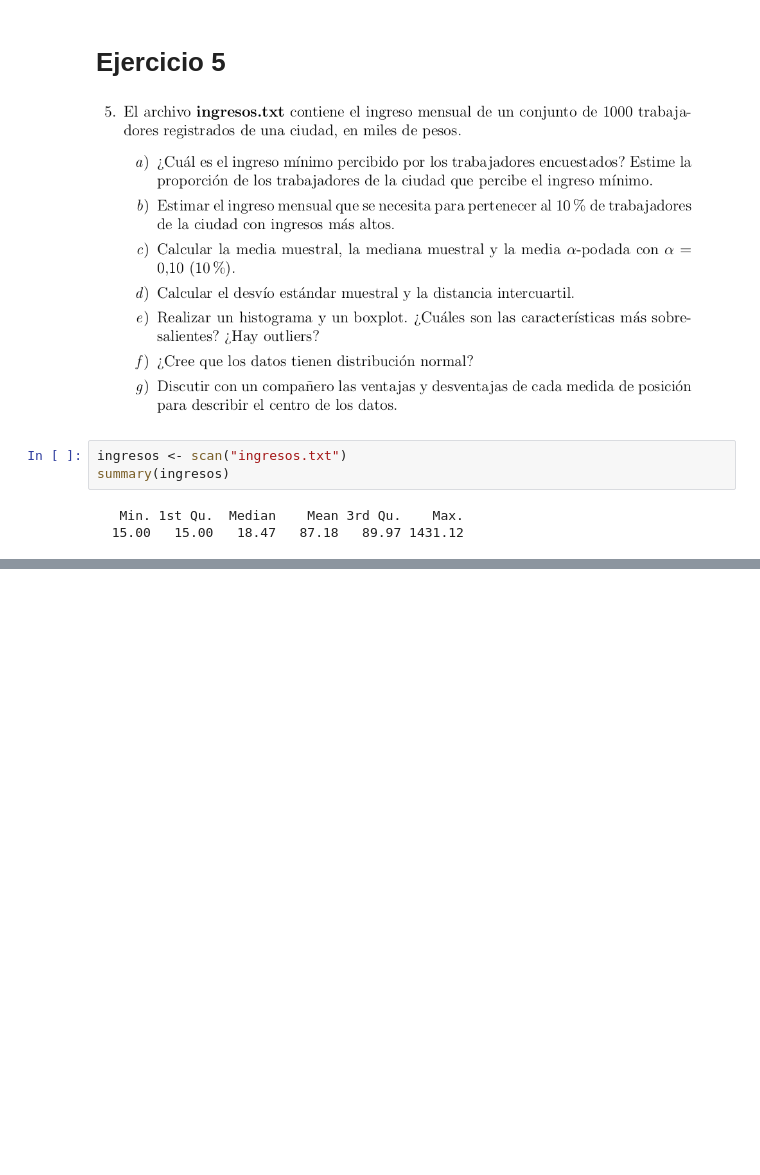
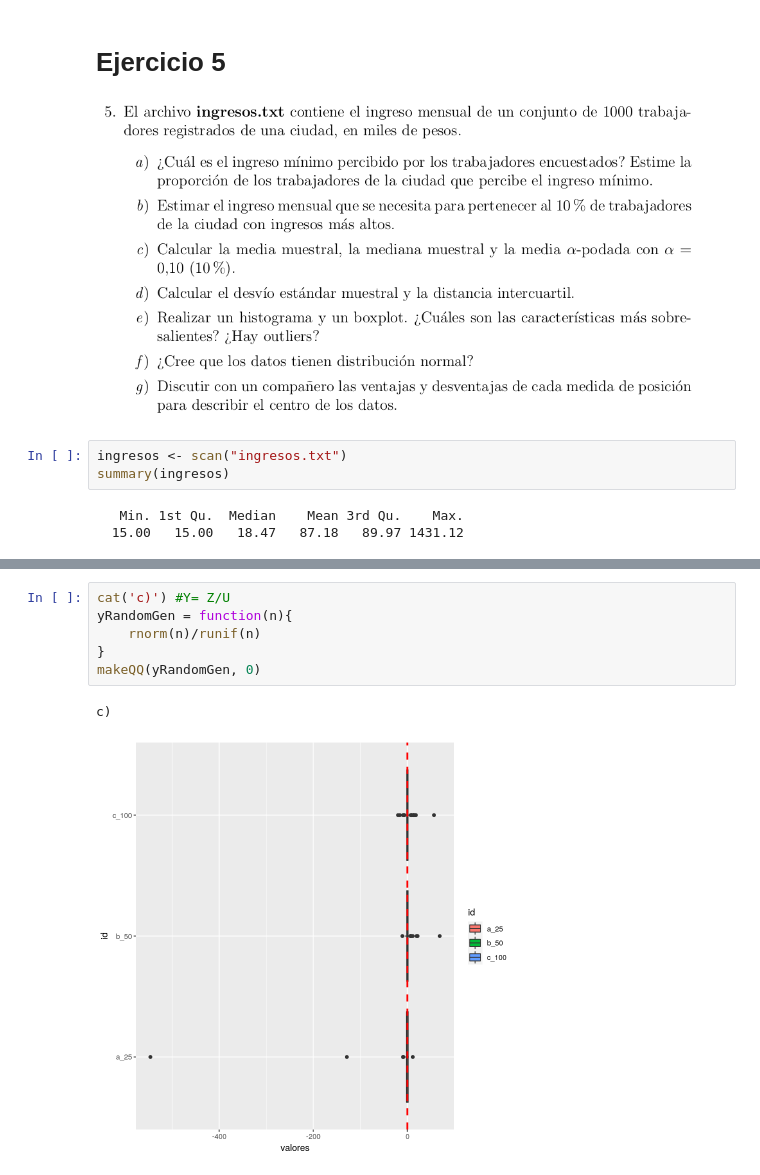
Before and after one commit to fzanollo/proba, a Jupyter notebook: Practica_6/Practica 6.ipynb, the cells around one changed output, grey strips where cells are left out. Drawn from its saved outputs; the diff is of its cells as text; blank space fills up the shorter version.

```diff
--- a/Practica_6/Practica 6.ipynb
+++ b/Practica_6/Practica 6.ipynb
@@ -152,0 +198,9 @@ a) ingreso minimo 15 proporcion que lo cobra 0.461
+# %%
+cat('c)') #Y= Z/U
+yRandomGen = function(n){
+    rnorm(n)/runif(n)
+}
+makeQQ(yRandomGen, 0)
+# %% [output]
+c)
+[figure, added]
```
Also changed, not shown: parts of 23 cells of this notebook, 1 other file.
